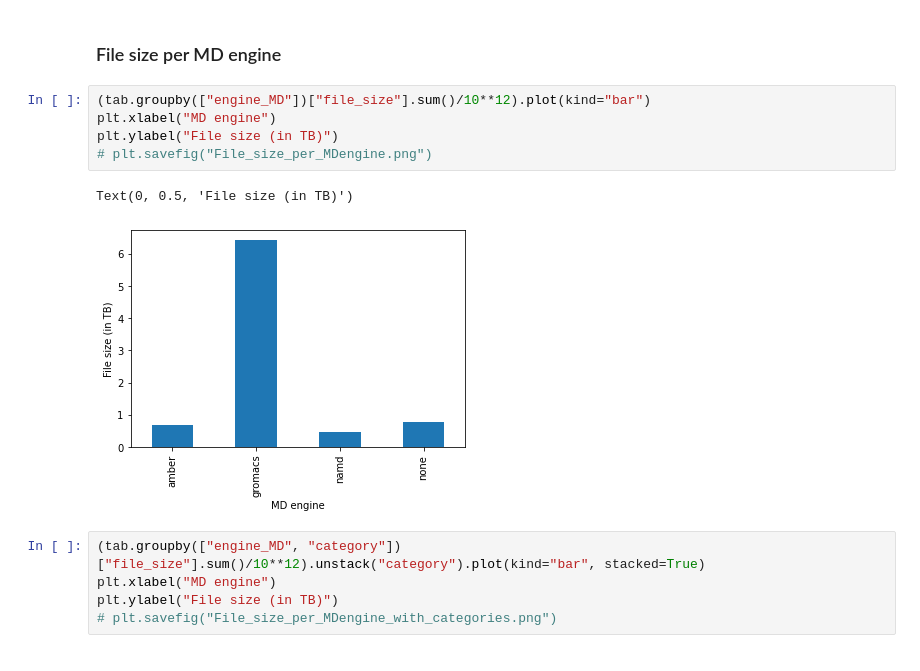
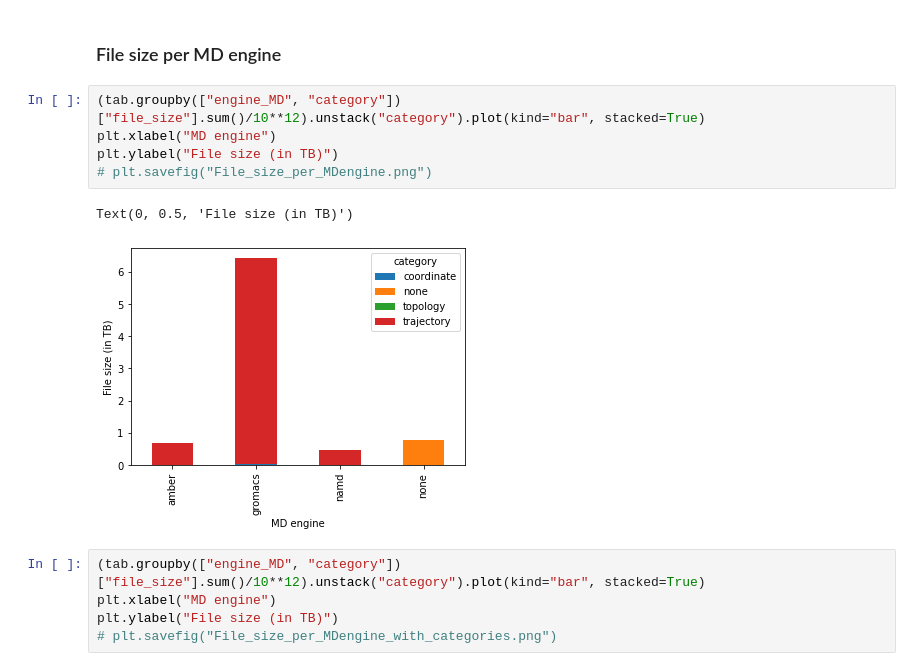
Before and after one commit to MDverse/mdws, a Jupyter notebook: notebooks/analyze_zenodo.ipynb, the cells around one changed output. Cells and saved outputs as stored; diff of their text form.

Commit message:
Update analysis : File size per MD engine

```diff
--- a/notebooks/analyze_zenodo.ipynb
+++ b/notebooks/analyze_zenodo.ipynb
@@ -335,13 +335,13 @@ Text(0, 0.5, 'File size (in TB)')
 # %% [markdown]
 ### File size per MD engine
 # %%
-(tab.groupby(["engine_MD"])["file_size"].sum()/10**12).plot(kind="bar")
+(tab.groupby(["engine_MD", "category"])["file_size"].sum()/10**12).unstack("category").plot(kind="bar", stacked=True)
 plt.xlabel("MD engine")
 plt.ylabel("File size (in TB)")
 # plt.savefig("File_size_per_MDengine.png")
 # %% [output]
 Text(0, 0.5, 'File size (in TB)')
-[figure, old version]
+[figure, new version]
 # %%
 (tab.groupby(["engine_MD", "category"])["file_size"].sum()/10**12).unstack("category").plot(kind="bar", stacked=True)
 plt.xlabel("MD engine")
```
